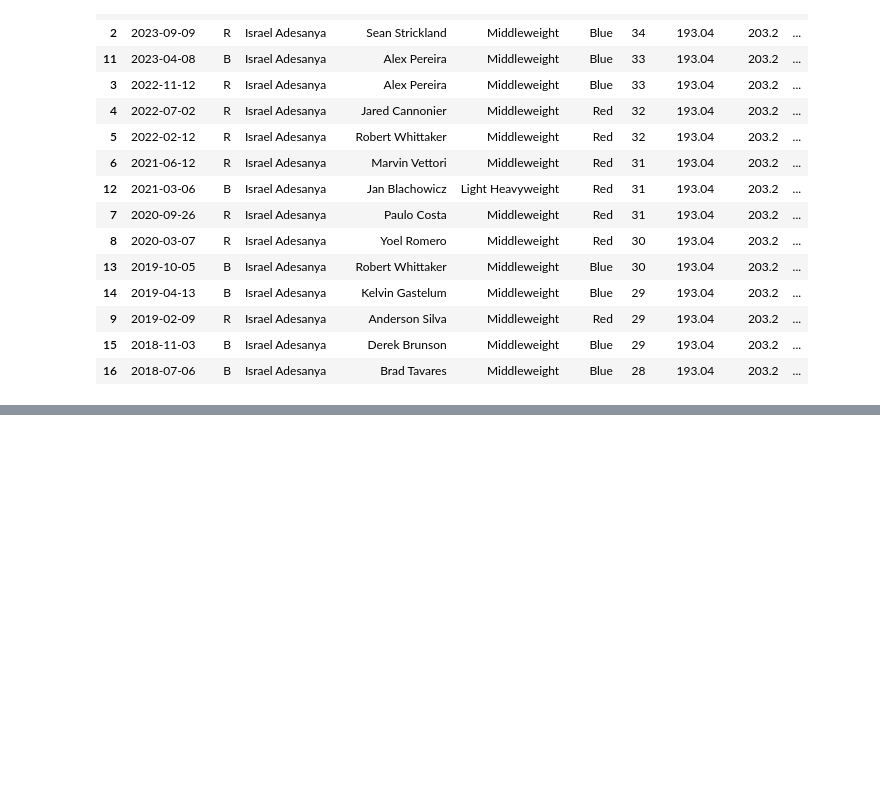
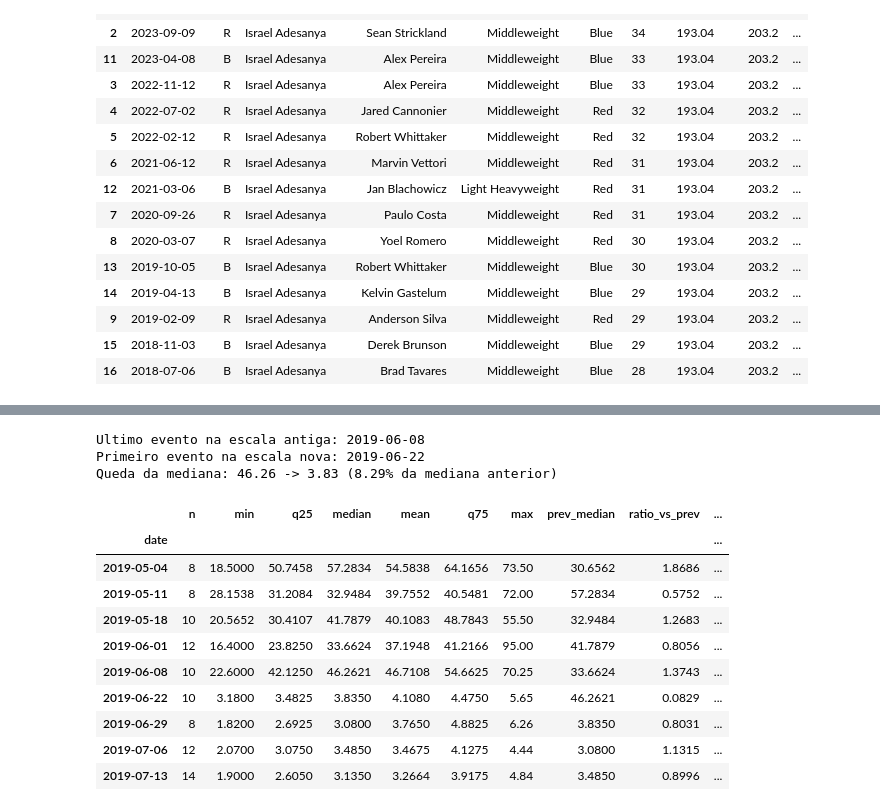
Before and after one commit to joaopjpc/UFSCIENCE, a Jupyter notebook: UFC_EDA_clean_data.ipynb, the cells around one changed output, grey strips where cells are left out. Cells and saved outputs as stored; diff of their text form; code cells hidden in the pictures; blank space fills up the shorter version.

```diff
--- a/UFC_EDA_clean_data.ipynb
+++ b/UFC_EDA_clean_data.ipynb
@@ -400,0 +411,71 @@ Da pra ver que as estatisticas ´avg_SIG_STR_landed´ no fim de 2019 mudam de ´
+# %%
+# Detectar o ponto exato em que avg_SIG_STR_landed muda de escala.
+# Hipotese: antes da quebra = media de golpes significativos por luta;
+# depois da quebra = golpes significativos por minuto.
+
+sig_str_landed_long = pd.concat( # transformar em formato longo para analisar os valores de ambas as colunas (R e B) juntas
+    [
+        df[['date', 'R_fighter', 'B_fighter', 'R_avg_SIG_STR_landed']]
+        .rename(columns={'R_avg_SIG_STR_landed': 'avg_SIG_STR_landed'})
+        .assign(side='R'),
+        df[['date', 'R_fighter', 'B_fighter', 'B_avg_SIG_STR_landed']]
+        .rename(columns={'B_avg_SIG_STR_landed': 'avg_SIG_STR_landed'})
+        .assign(side='B'),
+    ],
+    ignore_index=True,
+).dropna(subset=['avg_SIG_STR_landed'])
+
+sig_str_by_event = (             # calcular estatísticas descritivas da média de golpes significativos por evento (data)
+    sig_str_landed_long
+    .groupby('date')['avg_SIG_STR_landed']
+    .agg(
+        n='count',
+        min='min',
+        q25=lambda s: s.quantile(0.25),
+        median='median',
+        mean='mean',
+        q75=lambda s: s.quantile(0.75),
+        max='max',
+    )
+    .sort_index()
+)
+
+sig_str_by_event['prev_median'] = sig_str_by_event['median'].shift(1) # criar coluna com a mediana do evento anterior para comparar a mudança entre eventos consecutivos
+sig_str_by_event['ratio_vs_prev'] = sig_str_by_event['median'] / sig_str_by_event['prev_median'] # calcular a proporção da mediana atual em relação à mediana do evento anterior para identificar quedas significativas
+sig_str_by_event['abs_drop_vs_prev'] = sig_str_by_event['median'] - sig_str_by_event['prev_median'] # calcular a queda absoluta da mediana atual em relação à mediana do evento anterior para identificar quedas significativas
+
+break_candidates = (  # identificar eventos com pelo menos 10 observações e queda significativa na mediana em relação ao evento anterior
+    sig_str_by_event
+    .query('n >= 10 and prev_median.notna()')
+    .sort_values('ratio_vs_prev')
+)
+
+scale_break_date = break_candidates.index[0]  # data do evento com a maior queda proporcional na mediana de golpes significativos por luta, indicando possível mudança de escala
+previous_scale_date = sig_str_by_event.index[sig_str_by_event.index.get_loc(scale_break_date) - 1]  # data do evento imediatamente anterior ao break_candidate para comparar as estatísticas antes e depois da possível mudança de escala
+
+# Imprimir as datas dos eventos imediatamente antes e depois da possível mudança de escala, bem como a queda da mediana de golpes significativos por luta entre esses eventos, tanto em valores absolutos quanto em proporção
+print(f'Ultimo evento na escala antiga: {previous_scale_date.date()}')
+print(f'Primeiro evento na escala nova: {scale_break_date.date()}')
+print(
+    'Queda da mediana: '
+    f'{sig_str_by_event.loc[previous_scale_date, "median"]:.2f} -> '
+    f'{sig_str_by_event.loc[scale_break_date, "median"]:.2f} '
+    f'({sig_str_by_event.loc[scale_break_date, "ratio_vs_prev"]:.2%} da mediana anterior)'
+)
+
+sig_str_by_event.loc['2019-05-01':'2019-07-15'].round(4)
+# %% [output]
+Ultimo evento na escala antiga: 2019-06-08
+Primeiro evento na escala nova: 2019-06-22
+Queda da mediana: 46.26 -> 3.83 (8.29% da mediana anterior)
+|  | n | min | q25 | median | mean | q75 | max | prev_median | ratio_vs_prev | ... |
+| date |  |  |  |  |  |  |  |  |  | ... |
+| 2019-05-04 | 8 | 18.5000 | 50.7458 | 57.2834 | 54.5838 | 64.1656 | 73.50 | 30.6562 | 1.8686 | ... |
+| 2019-05-11 | 8 | 28.1538 | 31.2084 | 32.9484 | 39.7552 | 40.5481 | 72.00 | 57.2834 | 0.5752 | ... |
+| 2019-05-18 | 10 | 20.5652 | 30.4107 | 41.7879 | 40.1083 | 48.7843 | 55.50 | 32.9484 | 1.2683 | ... |
+| 2019-06-01 | 12 | 16.4000 | 23.8250 | 33.6624 | 37.1948 | 41.2166 | 95.00 | 41.7879 | 0.8056 | ... |
+| 2019-06-08 | 10 | 22.6000 | 42.1250 | 46.2621 | 46.7108 | 54.6625 | 70.25 | 33.6624 | 1.3743 | ... |
+| 2019-06-22 | 10 | 3.1800 | 3.4825 | 3.8350 | 4.1080 | 4.4750 | 5.65 | 46.2621 | 0.0829 | ... |
+| 2019-06-29 | 8 | 1.8200 | 2.6925 | 3.0800 | 3.7650 | 4.8825 | 6.26 | 3.8350 | 0.8031 | ... |
+| 2019-07-06 | 12 | 2.0700 | 3.0750 | 3.4850 | 3.4675 | 4.1275 | 4.44 | 3.0800 | 1.1315 | ... |
+| 2019-07-13 | 14 | 1.9000 | 2.6050 | 3.1350 | 3.2664 | 3.9175 | 4.84 | 3.4850 | 0.8996 | ... |
```
Also changed, not shown: parts of 4 cells of this notebook, 2 other files.
